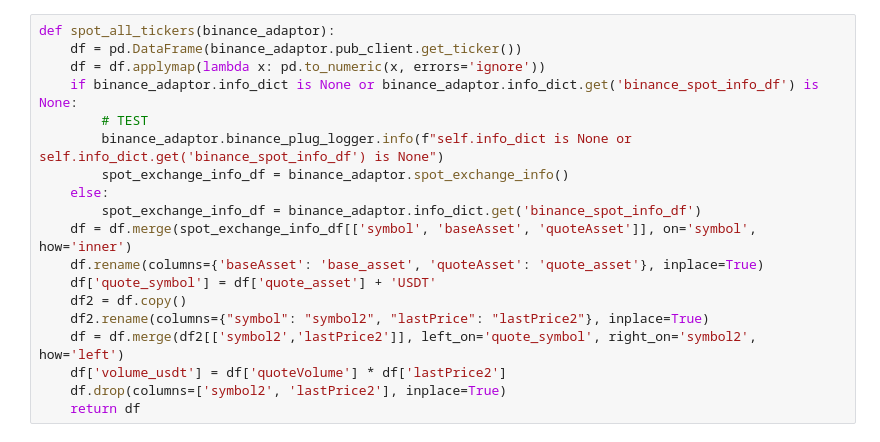
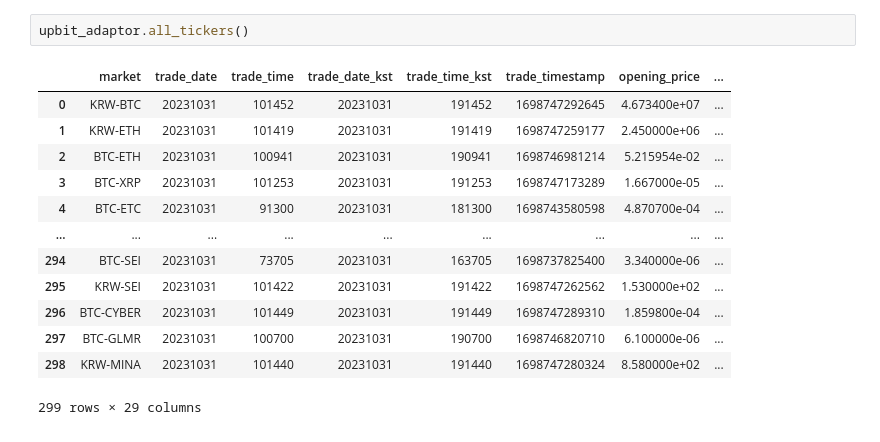
Before and after one commit to charlie115/act, a Jupyter notebook: exchange_plugin/test_plugins.ipynb, the cells around one changed output. Saved outputs shown, nothing was run; the diff lists cells and outputs as text.

```diff
--- a/exchange_plugin/test_plugins.ipynb
+++ b/exchange_plugin/test_plugins.ipynb
@@ -82,20 +18,17 @@ for data_name in data_name_list:
-# %%
-def spot_all_tickers(binance_adaptor):
-    df = pd.DataFrame(binance_adaptor.pub_client.get_ticker())
-    df = df.applymap(lambda x: pd.to_numeric(x, errors='ignore'))
-    if binance_adaptor.info_dict is None or binance_adaptor.info_dict.get('binance_spot_info_df') is None:
-        # TEST
-        binance_adaptor.binance_plug_logger.info(f"self.info_dict is None or self.info_dict.get('binance_spot_info_df') is None")
-        spot_exchange_info_df = binance_adaptor.spot_exchange_info()
-    else:
-        spot_exchange_info_df = binance_adaptor.info_dict.get('binance_spot_info_df')
-    df = df.merge(spot_exchange_info_df[['symbol', 'baseAsset', 'quoteAsset']], on='symbol', how='inner')
-    df.rename(columns={'baseAsset': 'base_asset', 'quoteAsset': 'quote_asset'}, inplace=True)
-    df['quote_symbol'] = df['quote_asset'] + 'USDT'
-    df2 = df.copy()
-    df2.rename(columns={"symbol": "symbol2", "lastPrice": "lastPrice2"}, inplace=True)
-    df = df.merge(df2[['symbol2','lastPrice2']], left_on='quote_symbol', right_on='symbol2', how='left')
-    df['volume_usdt'] = df['quoteVolume'] * df['lastPrice2']
-    df.drop(columns=['symbol2', 'lastPrice2'], inplace=True)
-    return df
+# %%
+upbit_adaptor.all_tickers()
+# %% [output]
+|  | market | trade_date | trade_time | trade_date_kst | trade_time_kst | trade_timestamp | opening_price | ... |
+| 0 | KRW-BTC | 20231031 | 101452 | 20231031 | 191452 | 1698747292645 | 4.673400e+07 | ... |
+| 1 | KRW-ETH | 20231031 | 101419 | 20231031 | 191419 | 1698747259177 | 2.450000e+06 | ... |
+| 2 | BTC-ETH | 20231031 | 100941 | 20231031 | 190941 | 1698746981214 | 5.215954e-02 | ... |
+| 3 | BTC-XRP | 20231031 | 101253 | 20231031 | 191253 | 1698747173289 | 1.667000e-05 | ... |
+| 4 | BTC-ETC | 20231031 | 91300 | 20231031 | 181300 | 1698743580598 | 4.870700e-04 | ... |
+| ... | ... | ... | ... | ... | ... | ... | ... | ... |
+| 294 | BTC-SEI | 20231031 | 73705 | 20231031 | 163705 | 1698737825400 | 3.340000e-06 | ... |
+| 295 | KRW-SEI | 20231031 | 101422 | 20231031 | 191422 | 1698747262562 | 1.530000e+02 | ... |
+| 296 | BTC-CYBER | 20231031 | 101449 | 20231031 | 191449 | 1698747289310 | 1.859800e-04 | ... |
+| 297 | BTC-GLMR | 20231031 | 100700 | 20231031 | 190700 | 1698746820710 | 6.100000e-06 | ... |
+| 298 | KRW-MINA | 20231031 | 101440 | 20231031 | 191440 | 1698747280324 | 8.580000e+02 | ... |
+299 rows × 29 columns
 # %%
```
Also changed, not shown: parts of 31 cells of this notebook, 24 other files.
